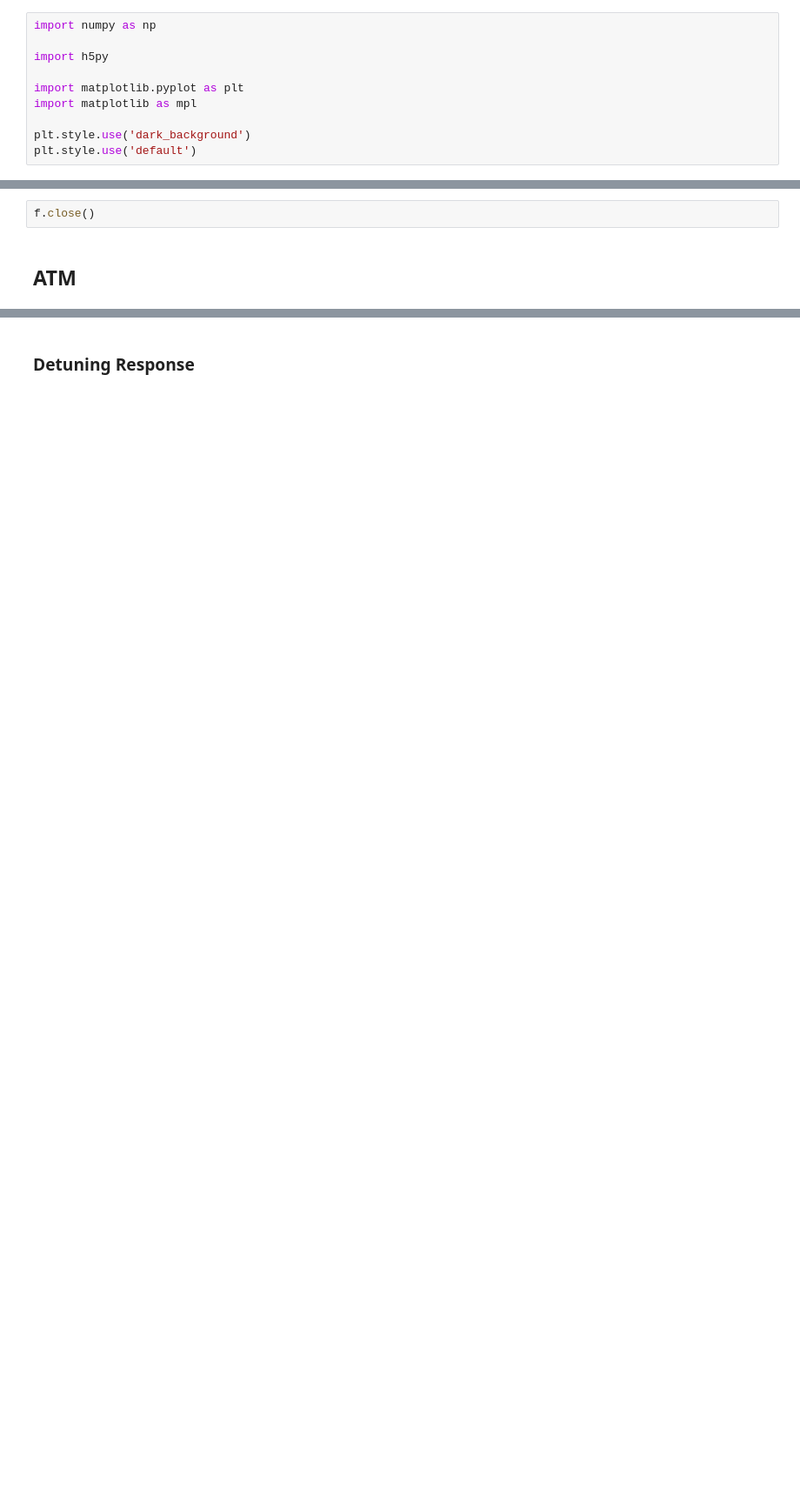
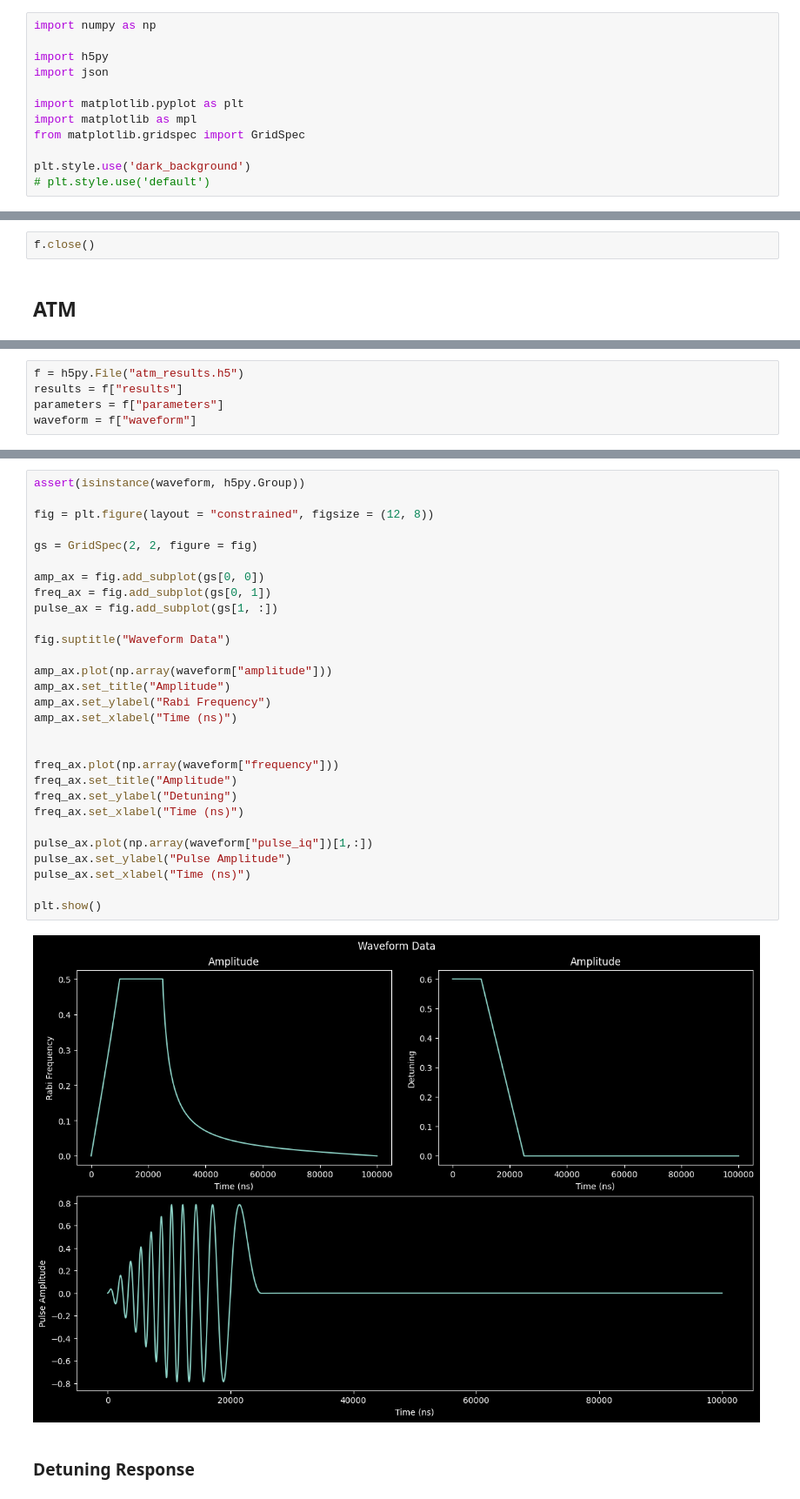
Before and after one commit to Slippery-Chickenz/qipQubitSimTools, a Jupyter notebook: examples/example.ipynb, the cells around one changed output, grey strips where cells are left out. Shown at 87% size. Cells and saved outputs as stored; diff of their text form; blank space fills up the shorter version.

```diff
--- a/examples/example.ipynb
+++ b/examples/example.ipynb
@@ -6,12 +6,14 @@
 import numpy as np
 
 import h5py
+import json
 
 import matplotlib.pyplot as plt
 import matplotlib as mpl
+from matplotlib.gridspec import GridSpec
 
 plt.style.use('dark_background')
-plt.style.use('default')
+# plt.style.use('default')
 # %% [markdown]
 ## Ramsey Plot
 # %%
@@ -51,0 +72,5 @@ f.close()
+# %%
+f = h5py.File("atm_results.h5")
+results = f["results"]
+parameters = f["parameters"]
+waveform = f["waveform"]
@@ -52,2 +79,33 @@ f.close()
+# %%
+assert(isinstance(waveform, h5py.Group))
+
+fig = plt.figure(layout = "constrained", figsize = (12, 8))
+
+gs = GridSpec(2, 2, figure = fig)
+
+amp_ax = fig.add_subplot(gs[0, 0])
+freq_ax = fig.add_subplot(gs[0, 1])
+pulse_ax = fig.add_subplot(gs[1, :])
+
+fig.suptitle("Waveform Data")
+
+amp_ax.plot(np.array(waveform["amplitude"]))
+amp_ax.set_title("Amplitude")
+amp_ax.set_ylabel("Rabi Frequency")
+amp_ax.set_xlabel("Time (ns)")
+
+
+freq_ax.plot(np.array(waveform["frequency"]))
+freq_ax.set_title("Amplitude")
+freq_ax.set_ylabel("Detuning")
+freq_ax.set_xlabel("Time (ns)")
+
+pulse_ax.plot(np.array(waveform["pulse_iq"])[1,:])
+pulse_ax.set_ylabel("Pulse Amplitude")
+pulse_ax.set_xlabel("Time (ns)")
+
+plt.show()
+# %% [output]
+[figure, added]
 # %% [markdown]
 ### Detuning Response
```
Also changed, not shown: parts of 24 cells of this notebook, 17 other files.
